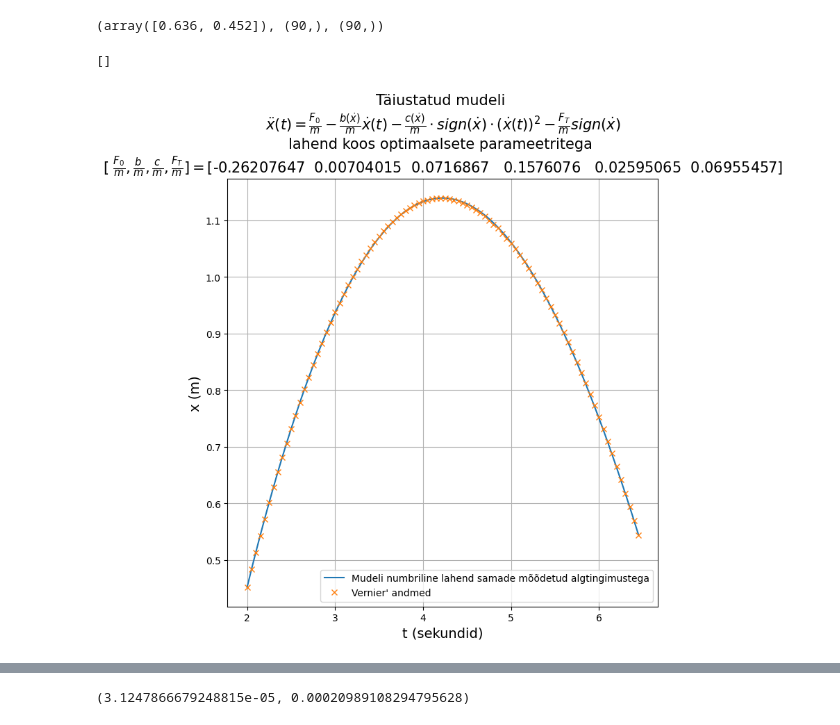
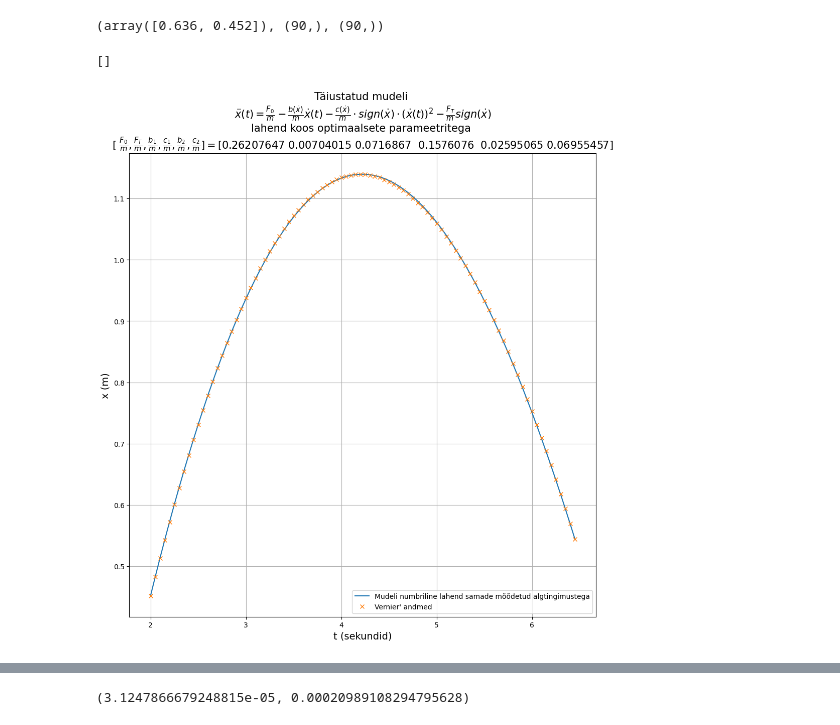
Before and after one commit to vapsik/scientific-python-projects-showcase, a Jupyter notebook: FÜÜSIKA PRAKTIKUM ON STEROIDS/aeroautoprax on steroids/aeroauto_on_steroids.ipynb, the cells around one changed output, grey strips where cells are left out. Saved outputs shown, nothing was run; the diff lists cells and outputs as text; code cells hidden in the pictures.

```diff
--- a/FÜÜSIKA PRAKTIKUM ON STEROIDS/aeroautoprax on steroids/aeroauto_on_steroids.ipynb
+++ b/FÜÜSIKA PRAKTIKUM ON STEROIDS/aeroautoprax on steroids/aeroauto_on_steroids.ipynb
@@ -578,27 +578,28 @@ vs3_maatriks.T[0], s3.shape, t3.shape
 # %%
 # sobitatud parameetritega lahendi kõver
 
 uuslahend2 = solve_ivp(pakutavDV6, y0=vs3_maatriks[:,0], t_span=[t3[0], t3[-1]],
         t_eval=t3,  args = tuple(parameetrid_opt2))
 
 
-plt.figure(figsize = (8,8))
+plt.figure(figsize = (12,12))
 
 pealkiri2 = str("Täiustatud mudeli \n$ \\ddot{x}(t) = \\frac{F_0}{m} - \\frac{b(\\dot{x})}{m} \\dot{x}(t) - \\frac{c(\\dot{x})}{m} \\cdot sign(\\dot{x}) \\cdot (\\dot{x}(t))^2 - \\frac{F_T}{m} sign(\\dot{x})$\nlahend koos optimaalsete parameetritega \n" +
-          r"[ $\frac{F_0}{m}, \frac{b}{m} , \frac{c}{m}, \frac{F_T}{m}] =$" + f"{parameetrid_opt2}")
+          r"[ $\frac{F_0}{m}, \frac{F_T}{m}, \frac{b_1}{m} , \frac{c_1}{m}, \frac{b_2}{m} , \frac{c_2}{m}] =$" + f"{np.abs(parameetrid_opt2)}")
+
 
 plt.title(pealkiri2, fontsize = 15)
 plt.plot(t3, uuslahend2.y[1], label = "Mudeli numbriline lahend samade mõõdetud algtingimustega")
 plt.plot(t3, s3, "x", label = "Vernier' andmed")
 
 plt.ylabel("x (m)", fontsize = 14)
 plt.xlabel("t (sekundid)",  fontsize = 14)
 plt.legend()
 plt.grid()
 plt.plot()
 # %% [output]
 []
-[figure, old version]
+[figure, new version]
 # %%
 # sobitatud parameetritega lahendi kõver
 
```
Also changed, not shown: parts of 3 cells of this notebook.
